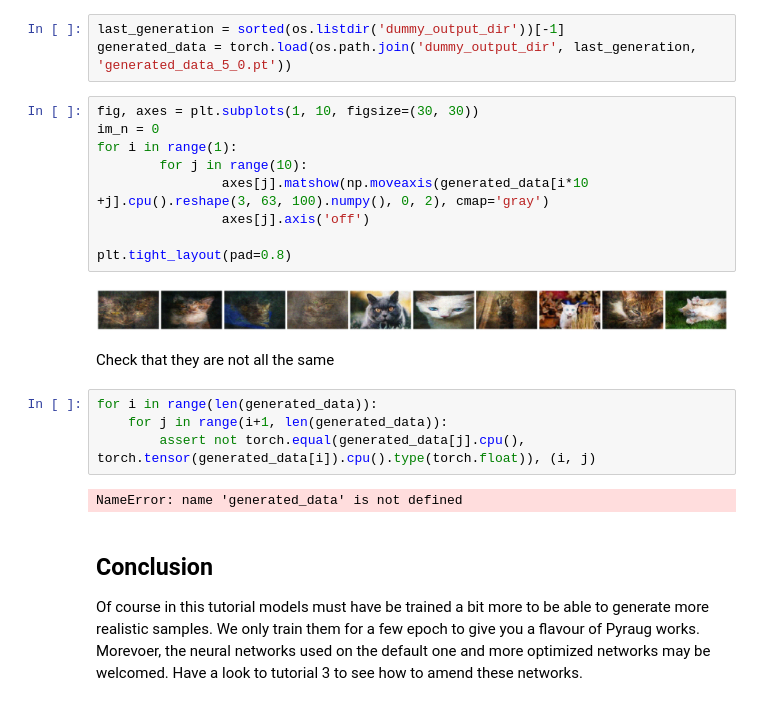
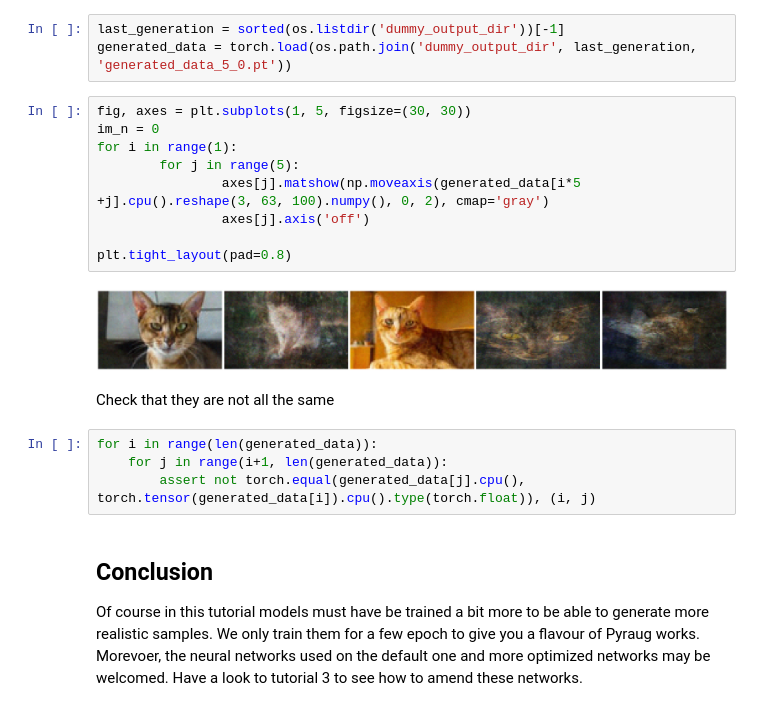
Before and after one commit to clementchadebec/pyraug, a Jupyter notebook: examples/getting_started.ipynb, the cells around one changed output. Saved outputs shown, nothing was run; the diff lists cells and outputs as text.

```diff
--- a/examples/getting_started.ipynb
+++ b/examples/getting_started.ipynb
@@ -206,24 +210,22 @@ Generation successfully launched !
 last_generation = sorted(os.listdir('dummy_output_dir'))[-1]
 generated_data = torch.load(os.path.join('dummy_output_dir', last_generation, 'generated_data_5_0.pt'))
 # %%
-fig, axes = plt.subplots(1, 10, figsize=(30, 30))
+fig, axes = plt.subplots(1, 5, figsize=(30, 30))
 im_n = 0
 for i in range(1):
-        for j in range(10):
-                axes[j].matshow(np.moveaxis(generated_data[i*10 +j].cpu().reshape(3, 63, 100).numpy(), 0, 2), cmap='gray')
+        for j in range(5):
+                axes[j].matshow(np.moveaxis(generated_data[i*5 +j].cpu().reshape(3, 63, 100).numpy(), 0, 2), cmap='gray')
                 axes[j].axis('off')
 
 plt.tight_layout(pad=0.8)
 # %% [output]
-[figure, old version]
+[figure, new version]
 # %% [markdown]
 Check that they are not all the same
 # %%
 for i in range(len(generated_data)):
     for j in range(i+1, len(generated_data)):
         assert not torch.equal(generated_data[j].cpu(), torch.tensor(generated_data[i]).cpu().type(torch.float)), (i, j)
-# %% [output]
-NameError: name 'generated_data' is not defined
 # %% [markdown]
 ## Conclusion
 
```
Also changed, not shown: parts of 7 cells of this notebook.
